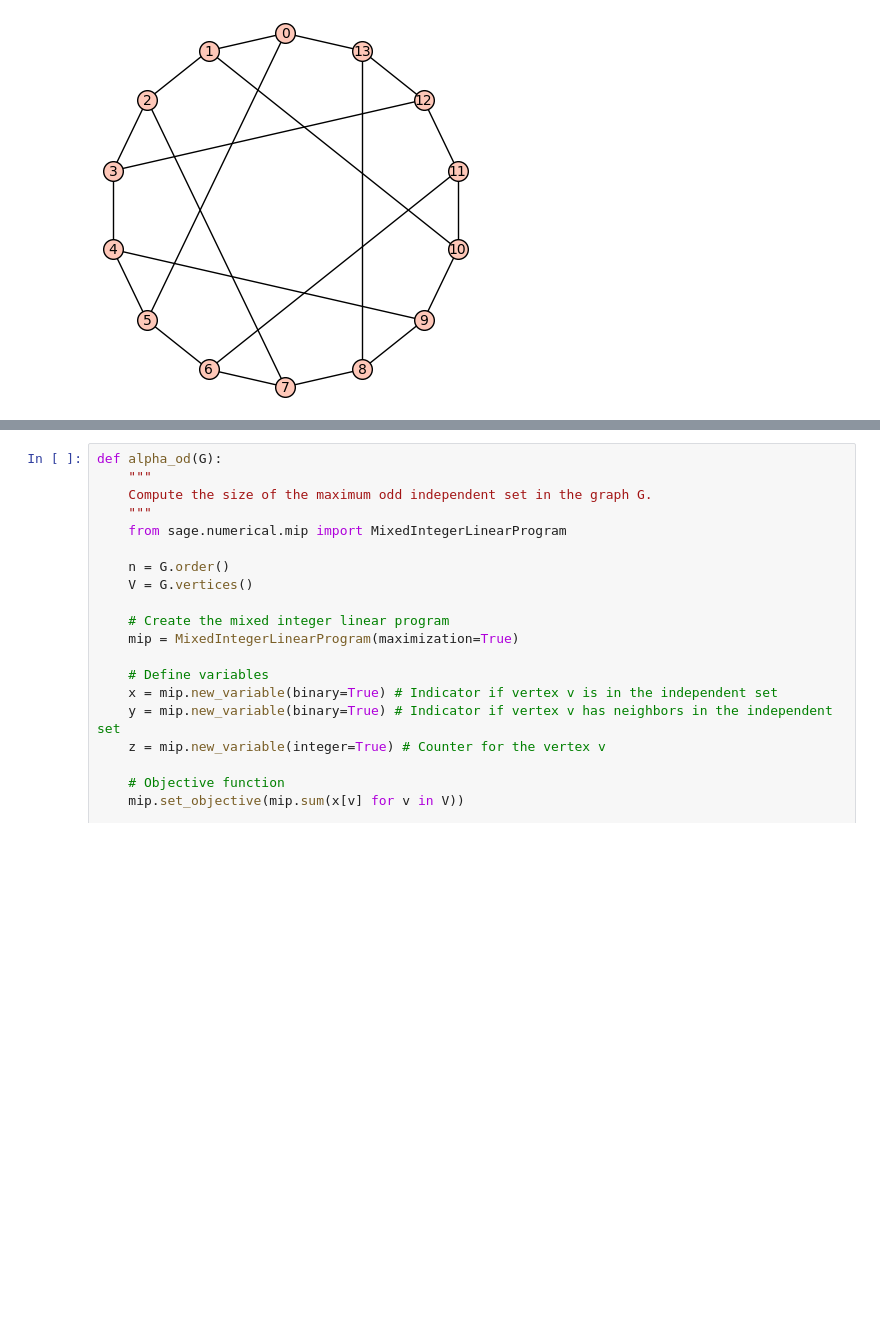
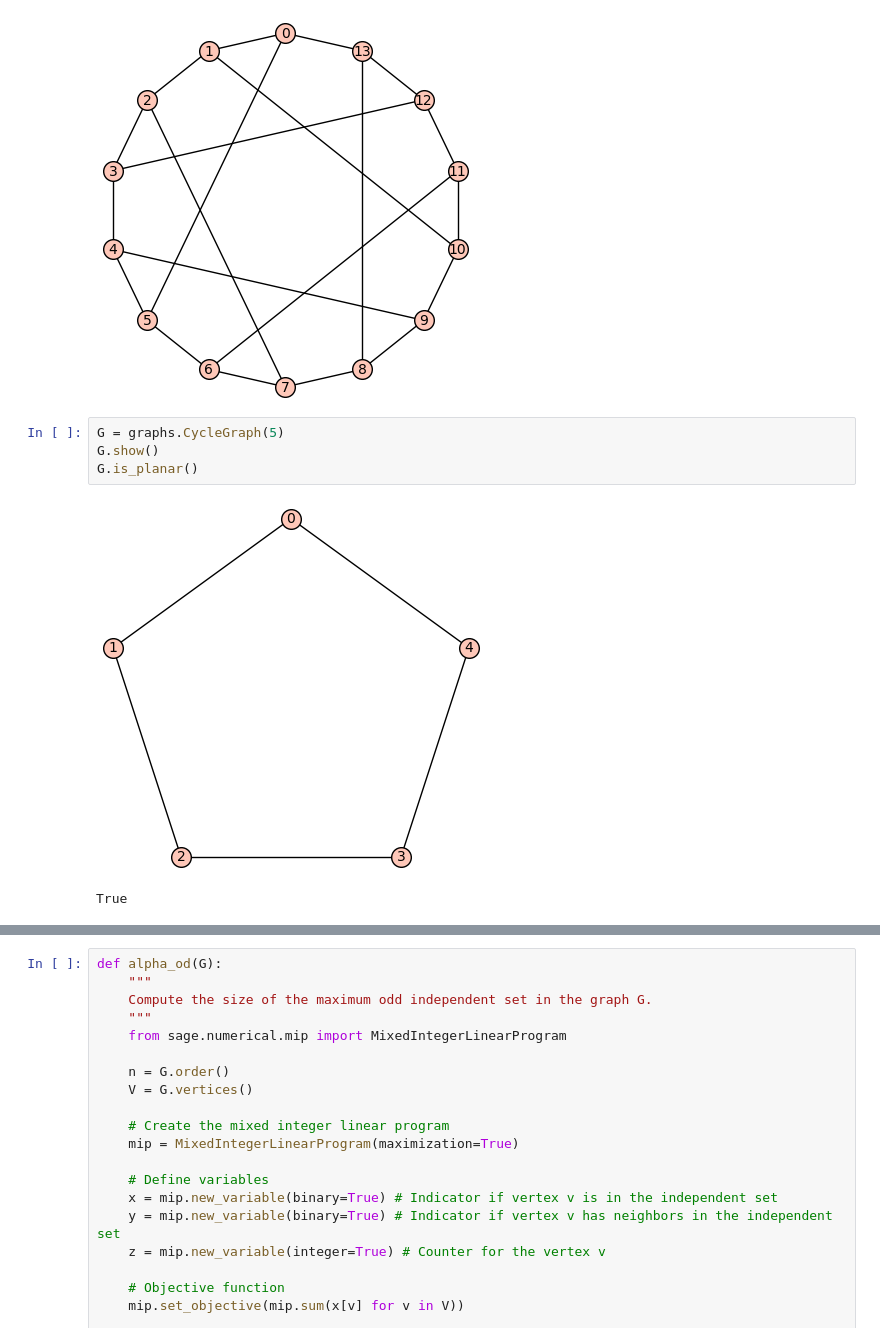
Before and after one commit to JureKra/Projekt-FP, a Jupyter notebook: main.ipynb, the cells around one changed output, grey strips where cells are left out. Cells and saved outputs as stored; diff of their text form; blank space fills up the shorter version.

```diff
--- a/main.ipynb
+++ b/main.ipynb
@@ -8,3 +8,10 @@ G = graphs.HeawoodGraph()
 G.show()
 # %% [output]
 [figure]
+# %%
+G = graphs.CycleGraph(5)
+G.show()
+G.is_planar()
+# %% [output]
+[figure, added]
+True
```
Also changed, not shown: parts of 9 cells of this notebook.
